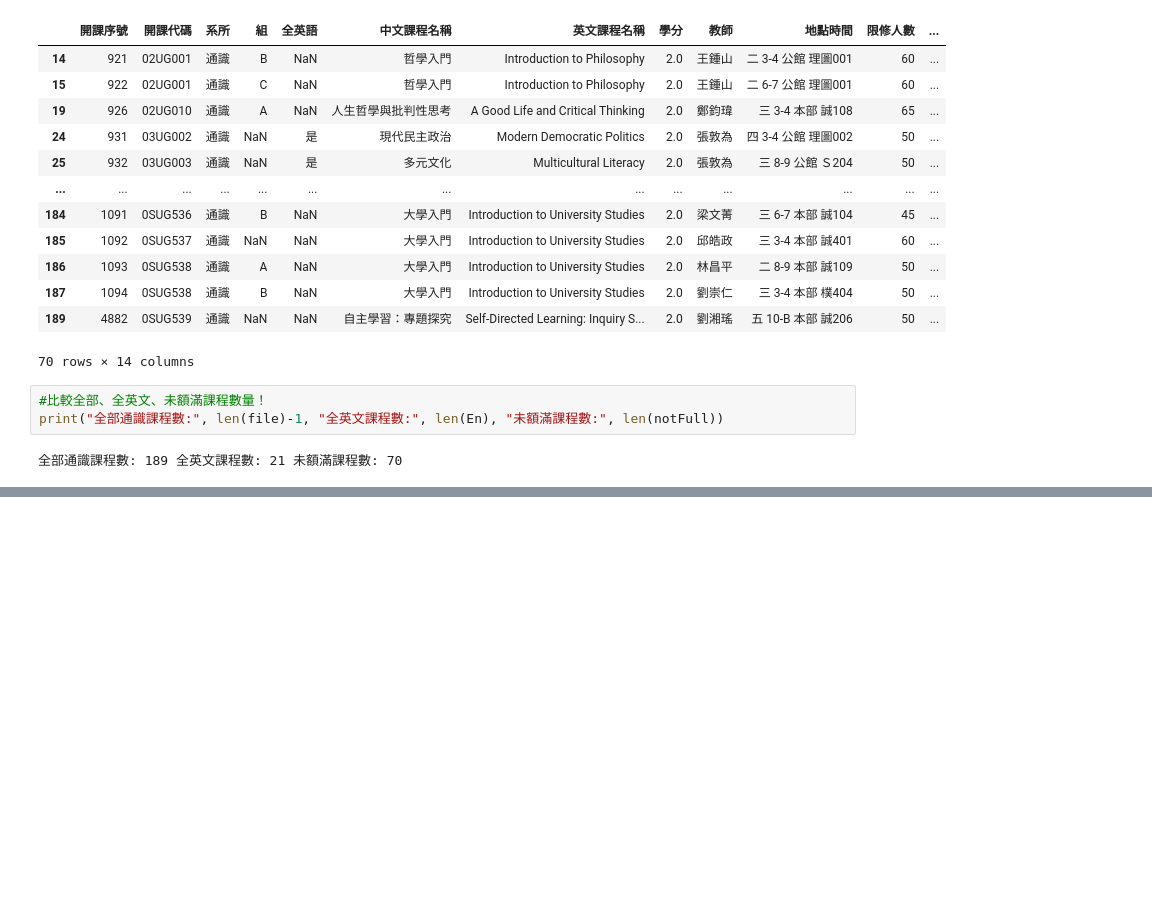
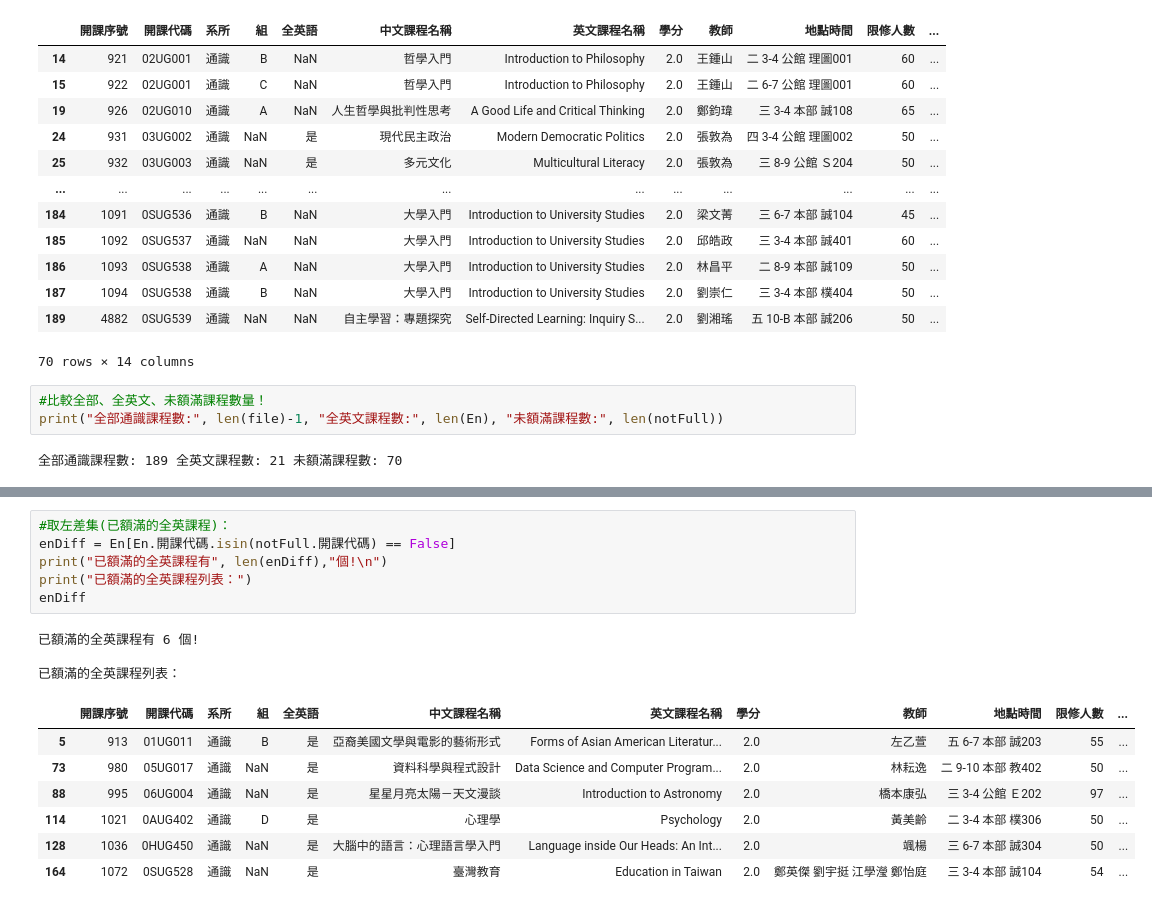
Before and after one commit to RogerLiao0001/PL, a Jupyter notebook: Week3/W3作業1.ipynb, the cells around one changed output, grey strips where cells are left out. Cells and saved outputs as stored; diff of their text form; blank space fills up the shorter version.

```diff
--- a/Week3/W3作業1.ipynb
+++ b/Week3/W3作業1.ipynb
@@ -108,3 +107,20 @@ inter
 | 11 | 1032 | 0HUG248 | 通識 | NaN | 是 | 中國經典文學閱讀：古典與現代 | Masterpieces of Chinese Literatur... | 2.0 | 王思韻 | 三 6-7 本部 誠302 | 50 | ... |
 | 12 | 1057 | 0NUG245 | 通識 | NaN | 是 | 人類與自然資源 | Human and Natural Sciences | 2.0 | 葉孟宛 | 三 3-4 公館 綜合館B1小型演講廳 | 40 | ... |
 | 13 | 1089 | 0SUG535 | 通識 | C | 是 | 大學入門 | Introduction to University Studies | 2.0 | 長友大輔 | 四 8-9 本部 設計系2A教室 | 50 | ... |
+# %%
+#取左差集(已額滿的全英課程)：
+enDiff = En[En.開課代碼.isin(notFull.開課代碼) == False]
+print("已額滿的全英課程有", len(enDiff),"個!\n")
+print("已額滿的全英課程列表：")
+enDiff
+# %% [output]
+已額滿的全英課程有 6 個!
+
+已額滿的全英課程列表：
+|  | 開課序號 | 開課代碼 | 系所 | 組 | 全英語 | 中文課程名稱 | 英文課程名稱 | 學分 | 教師 | 地點時間 | 限修人數 | ... |
+| 5 | 913 | 01UG011 | 通識 | B | 是 | 亞裔美國文學與電影的藝術形式 | Forms of Asian American Literatur... | 2.0 | 左乙萱 | 五 6-7 本部 誠203 | 55 | ... |
+| 73 | 980 | 05UG017 | 通識 | NaN | 是 | 資料科學與程式設計 | Data Science and Computer Program... | 2.0 | 林耘逸 | 二 9-10 本部 教402 | 50 | ... |
+| 88 | 995 | 06UG004 | 通識 | NaN | 是 | 星星月亮太陽－天文漫談 | Introduction to Astronomy | 2.0 | 橋本康弘 | 三 3-4 公館 Ｅ202 | 97 | ... |
+| 114 | 1021 | 0AUG402 | 通識 | D | 是 | 心理學 | Psychology | 2.0 | 黃美齡 | 二 3-4 本部 樸306 | 50 | ... |
+| 128 | 1036 | 0HUG450 | 通識 | NaN | 是 | 大腦中的語言：心理語言學入門 | Language inside Our Heads: An Int... | 2.0 | 颯楊 | 三 6-7 本部 誠304 | 50 | ... |
+| 164 | 1072 | 0SUG528 | 通識 | NaN | 是 | 臺灣教育 | Education in Taiwan | 2.0 | 鄭英傑 劉宇挺 江學瀅 鄭怡庭 | 三 3-4 本部 誠104 | 54 | ... |
```
Also changed, not shown: parts of 5 cells of this notebook.
